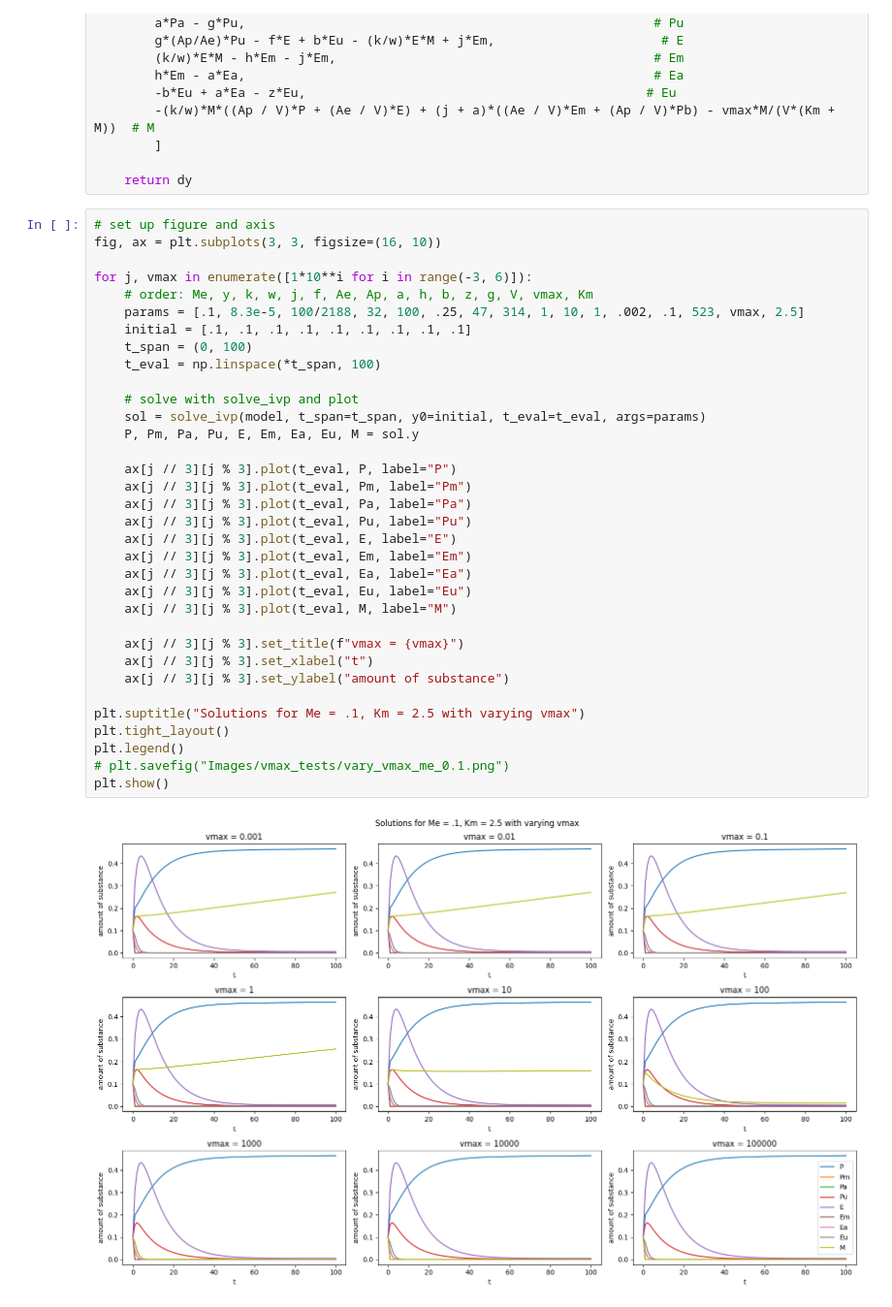
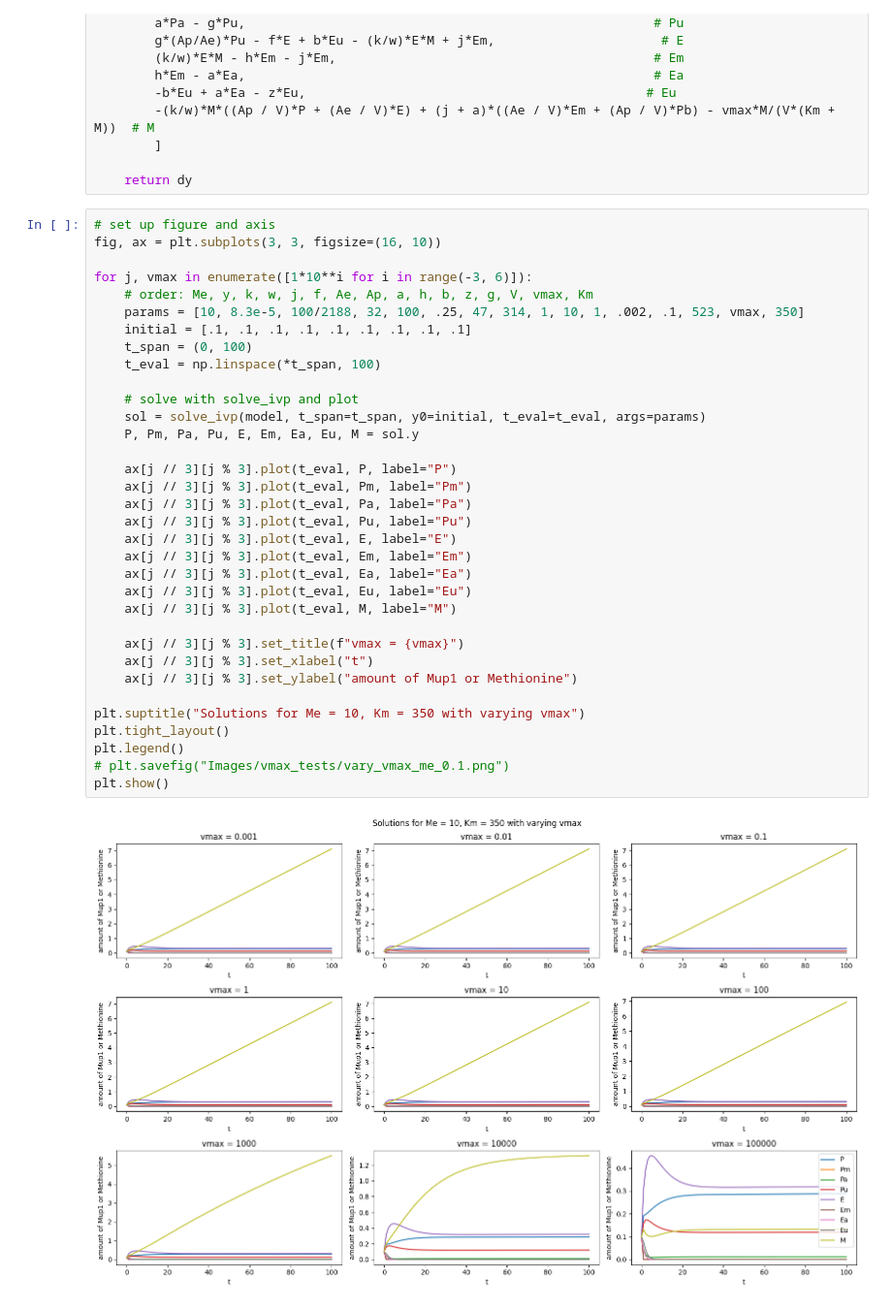
Before and after one commit to ethygers/Mup1_Modeling, a Jupyter notebook: testing_vmax.ipynb, the cells around one changed output. Shown at 97% size. Drawn from its saved outputs; the diff is of its cells as text.

Commit message:
tried to plot to steady state, took too long

```diff
--- a/testing_vmax.ipynb
+++ b/testing_vmax.ipynb
@@ -37,34 +37,34 @@ def model(t, state, Me, y, k, w, j, f, Ae, Ap, a, h, b, z, g, V, vmax, Km):
 fig, ax = plt.subplots(3, 3, figsize=(16, 10))
 
 for j, vmax in enumerate([1*10**i for i in range(-3, 6)]):
     # order: Me, y, k, w, j, f, Ae, Ap, a, h, b, z, g, V, vmax, Km
-    params = [.1, 8.3e-5, 100/2188, 32, 100, .25, 47, 314, 1, 10, 1, .002, .1, 523, vmax, 2.5]
+    params = [10, 8.3e-5, 100/2188, 32, 100, .25, 47, 314, 1, 10, 1, .002, .1, 523, vmax, 350]
     initial = [.1, .1, .1, .1, .1, .1, .1, .1, .1]
     t_span = (0, 100)
     t_eval = np.linspace(*t_span, 100)
 
     # solve with solve_ivp and plot
     sol = solve_ivp(model, t_span=t_span, y0=initial, t_eval=t_eval, args=params)
     P, Pm, Pa, Pu, E, Em, Ea, Eu, M = sol.y
 
     ax[j // 3][j % 3].plot(t_eval, P, label="P")
     ax[j // 3][j % 3].plot(t_eval, Pm, label="Pm")
     ax[j // 3][j % 3].plot(t_eval, Pa, label="Pa")
     ax[j // 3][j % 3].plot(t_eval, Pu, label="Pu")
     ax[j // 3][j % 3].plot(t_eval, E, label="E")
     ax[j // 3][j % 3].plot(t_eval, Em, label="Em")
     ax[j // 3][j % 3].plot(t_eval, Ea, label="Ea")
     ax[j // 3][j % 3].plot(t_eval, Eu, label="Eu")
     ax[j // 3][j % 3].plot(t_eval, M, label="M")
 
     ax[j // 3][j % 3].set_title(f"vmax = {vmax}")
     ax[j // 3][j % 3].set_xlabel("t")
-    ax[j // 3][j % 3].set_ylabel("amount of substance")
+    ax[j // 3][j % 3].set_ylabel("amount of Mup1 or Methionine")
 
-plt.suptitle("Solutions for Me = .1, Km = 2.5 with varying vmax")
+plt.suptitle("Solutions for Me = 10, Km = 350 with varying vmax")
 plt.tight_layout()
 plt.legend()
 # plt.savefig("Images/vmax_tests/vary_vmax_me_0.1.png")
 plt.show()
 # %% [output]
-[figure, old version]
+[figure, new version]
```
Also changed, not shown: parts of 1 cell of this notebook.
